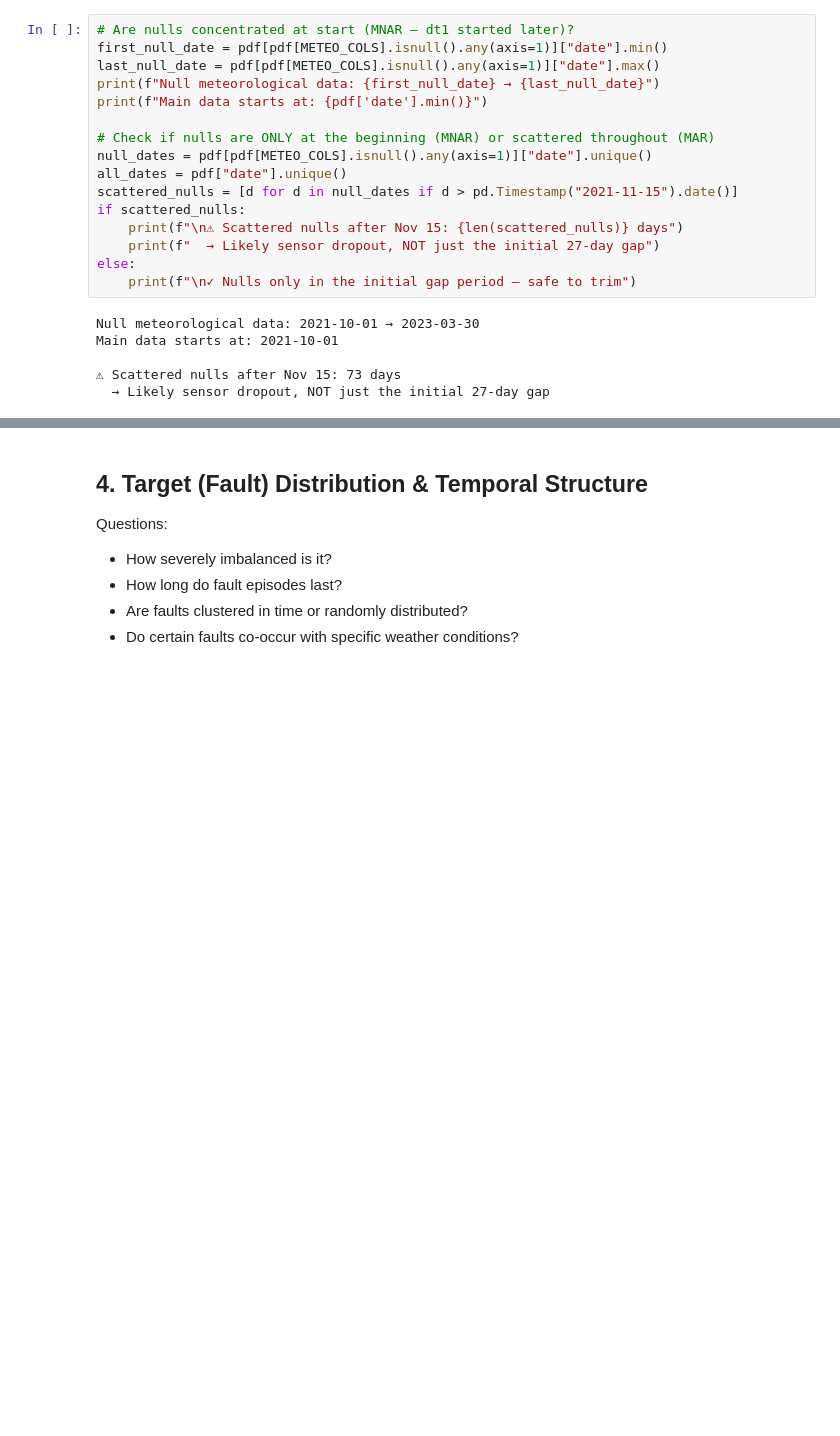
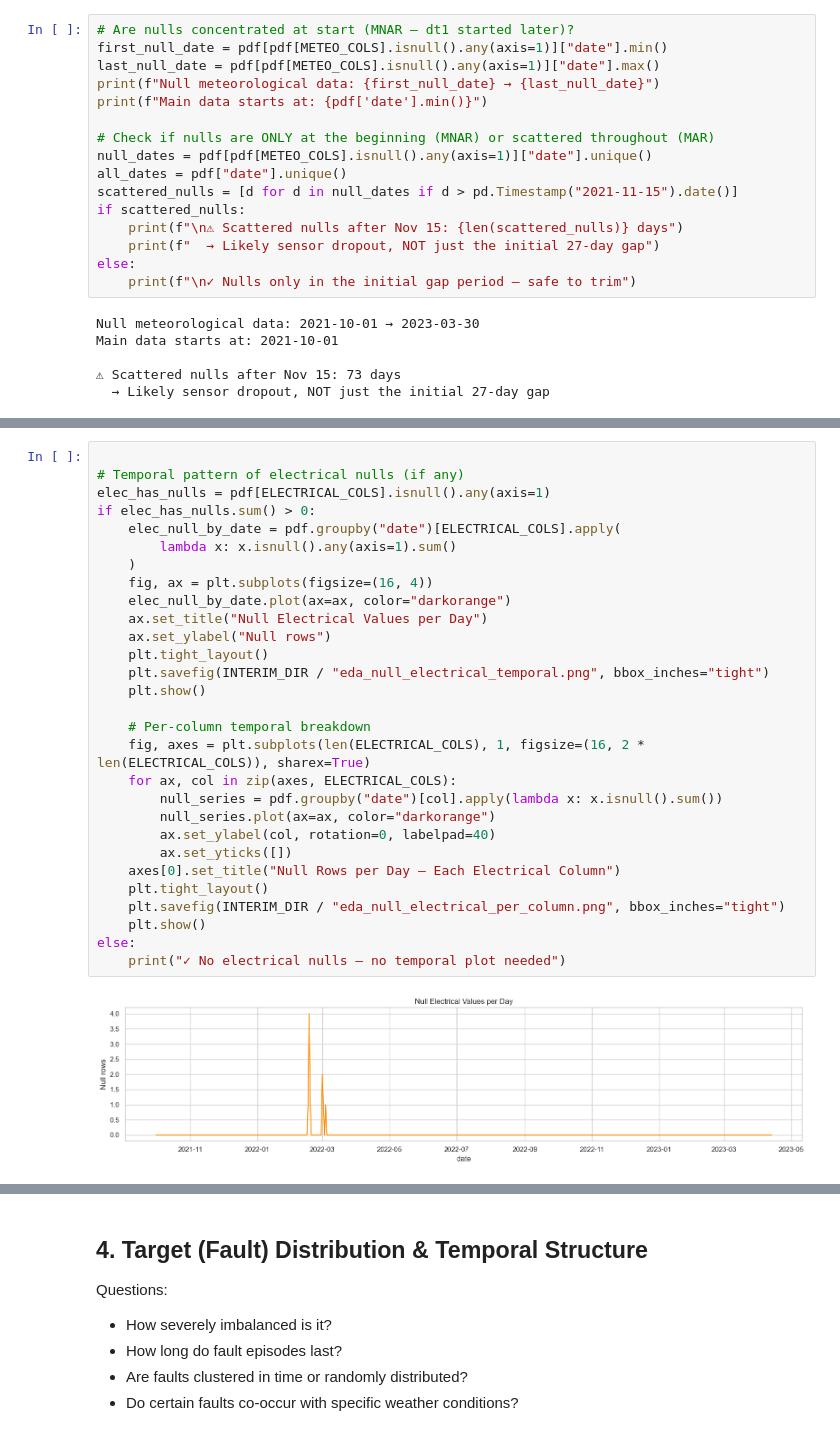
Before and after one commit to aminetech26/PFE_Experiments, a Jupyter notebook: notebooks/eda_reunion.ipynb, the cells around one changed output, grey strips where cells are left out. Saved outputs shown, nothing was run; the diff lists cells and outputs as text; blank space fills up the shorter version.

Commit message:
added detailed missing values analysis for electrical columns

```diff
--- a/notebooks/eda_reunion.ipynb
+++ b/notebooks/eda_reunion.ipynb
@@ -680,0 +720,31 @@ Main data starts at: 2021-10-01
+# %%
+
+# Temporal pattern of electrical nulls (if any)
+elec_has_nulls = pdf[ELECTRICAL_COLS].isnull().any(axis=1)
+if elec_has_nulls.sum() > 0:
+    elec_null_by_date = pdf.groupby("date")[ELECTRICAL_COLS].apply(
+        lambda x: x.isnull().any(axis=1).sum()
+    )
+    fig, ax = plt.subplots(figsize=(16, 4))
+    elec_null_by_date.plot(ax=ax, color="darkorange")
+    ax.set_title("Null Electrical Values per Day")
+    ax.set_ylabel("Null rows")
+    plt.tight_layout()
+    plt.savefig(INTERIM_DIR / "eda_null_electrical_temporal.png", bbox_inches="tight")
+    plt.show()
+
+    # Per-column temporal breakdown
+    fig, axes = plt.subplots(len(ELECTRICAL_COLS), 1, figsize=(16, 2 * len(ELECTRICAL_COLS)), sharex=True)
+    for ax, col in zip(axes, ELECTRICAL_COLS):
+        null_series = pdf.groupby("date")[col].apply(lambda x: x.isnull().sum())
+        null_series.plot(ax=ax, color="darkorange")
+        ax.set_ylabel(col, rotation=0, labelpad=40)
+        ax.set_yticks([])
+    axes[0].set_title("Null Rows per Day — Each Electrical Column")
+    plt.tight_layout()
+    plt.savefig(INTERIM_DIR / "eda_null_electrical_per_column.png", bbox_inches="tight")
+    plt.show()
+else:
+    print("✓ No electrical nulls — no temporal plot needed")
+# %% [output]
+[figure, added]
```
Also changed, not shown: parts of 5 cells of this notebook.
